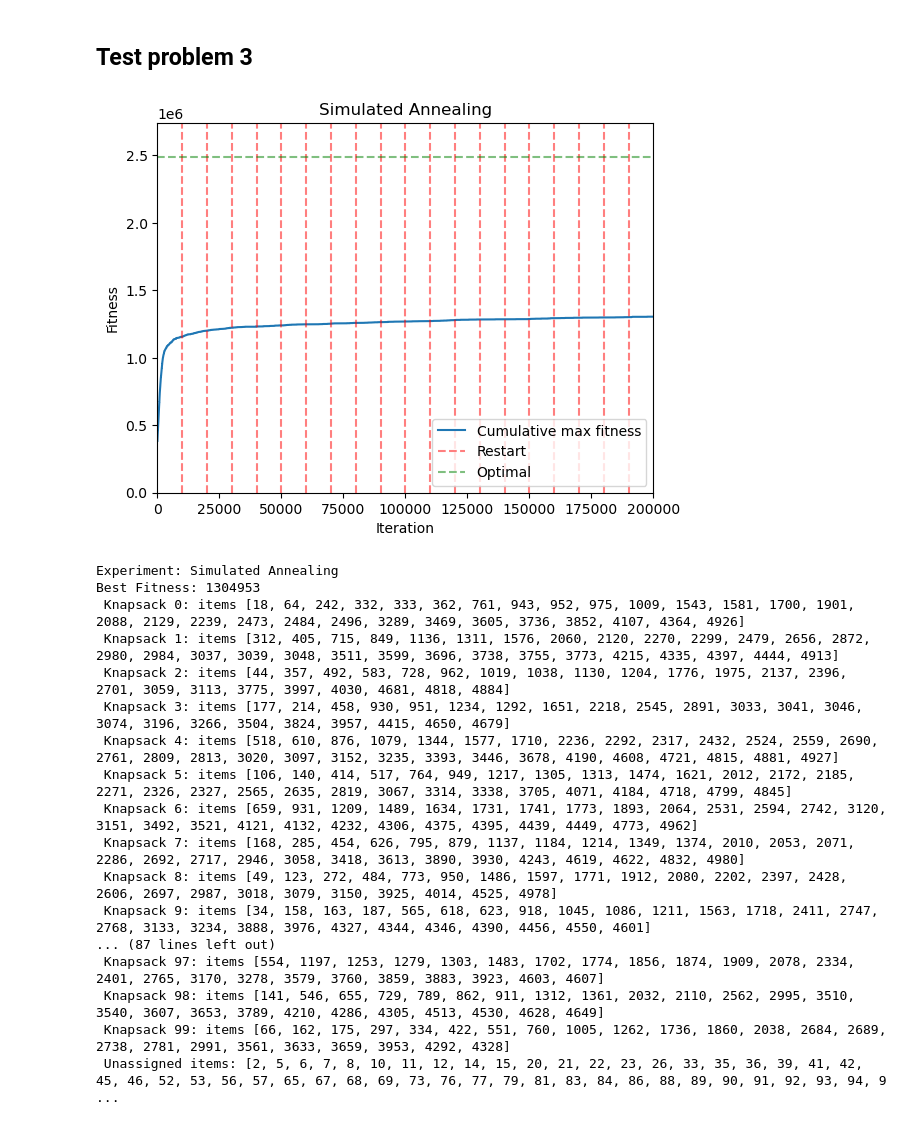
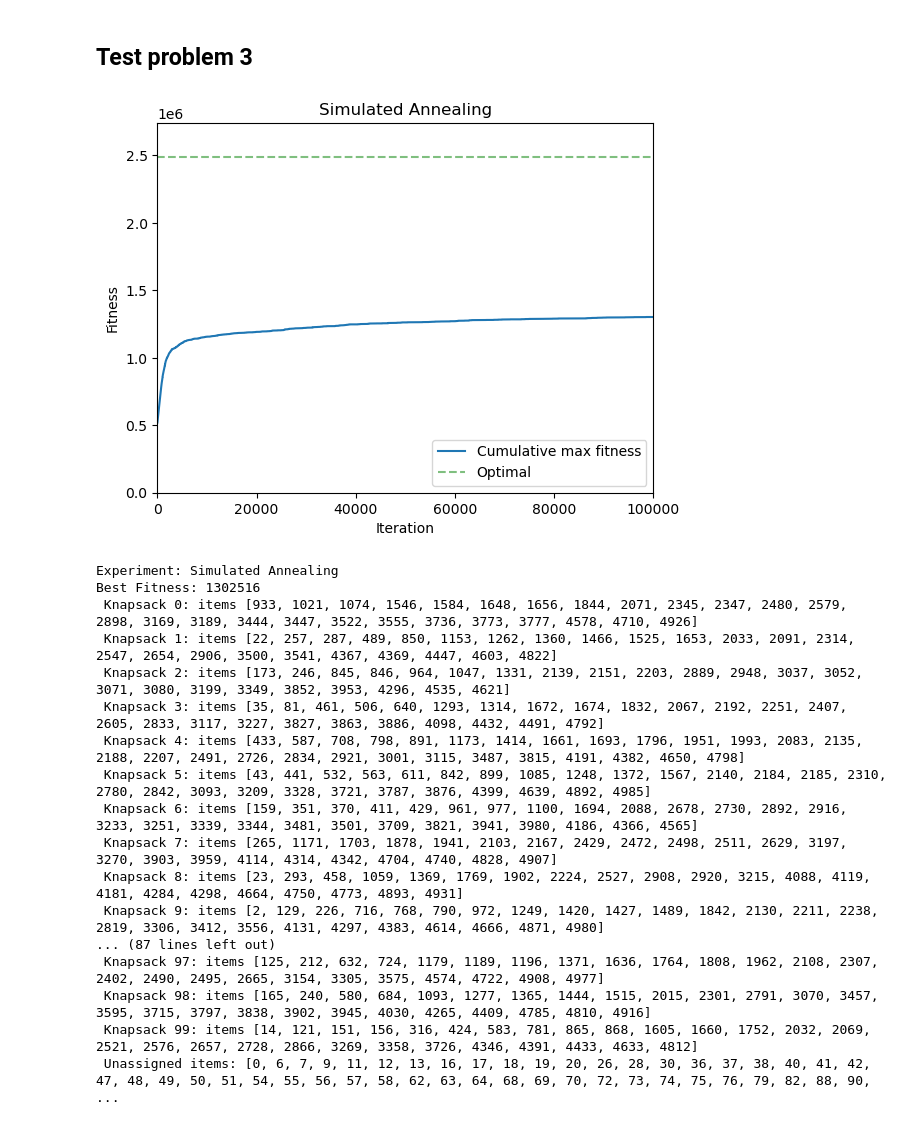
Before and after one commit to aleperlo/CI2025_lab1, a Jupyter notebook: knapsack.ipynb, the cells around one changed output. Drawn from its saved outputs; the diff is of its cells as text; code cells hidden in the pictures.

```diff
--- a/knapsack.ipynb
+++ b/knapsack.ipynb
@@ -344,31 +344,26 @@ CONSTRAINTS = rng.integers(
 )
 # %%
 solution = get_solution()
-# %%
-rounds = 20
-temperature_schedule = np.ones(rounds) * 300
-results = sa_solver(solution, max_iter=10000, initial_temp=temperature_schedule[0], restarted=False)
-for i in tqdm(range(1, rounds)):
-    new_results = sa_solver(results.best_solution, max_iter=10000, initial_temp=temperature_schedule[i], restarted=False)
-    results.join(new_results)
-results.plot_fitness()
-print(results)
-# %% [output]
-[figure, removed]
-Experiment: Simulated Annealing
-Best Fitness: 1304953
- Knapsack 0: items [18, 64, 242, 332, 333, 362, 761, 943, 952, 975, 1009, 1543, 1581, 1700, 1901, 2088, 2129, 2239, 2473, 2484, 2496, 3289, 3469, 3605, 3736, 3852, 4107, 4364, 4926]
- Knapsack 1: items [312, 405, 715, 849, 1136, 1311, 1576, 2060, 2120, 2270, 2299, 2479, 2656, 2872, 2980, 2984, 3037, 3039, 3048, 3511, 3599, 3696, 3738, 3755, 3773, 4215, 4335, 4397, 4444, 4913]
- Knapsack 2: items [44, 357, 492, 583, 728, 962, 1019, 1038, 1130, 1204, 1776, 1975, 2137, 2396, 2701, 3059, 3113, 3775, 3997, 4030, 4681, 4818, 4884]
- Knapsack 3: items [177, 214, 458, 930, 951, 1234, 1292, 1651, 2218, 2545, 2891, 3033, 3041, 3046, 3074, 3196, 3266, 3504, 3824, 3957, 4415, 4650, 4679]
- Knapsack 4: items [518, 610, 876, 1079, 1344, 1577, 1710, 2236, 2292, 2317, 2432, 2524, 2559, 2690, 2761, 2809, 2813, 3020, 3097, 3152, 3235, 3393, 3446, 3678, 4190, 4608, 4721, 4815, 4881, 4927]
- Knapsack 5: items [106, 140, 414, 517, 764, 949, 1217, 1305, 1313, 1474, 1621, 2012, 2172, 2185, 2271, 2326, 2327, 2565, 2635, 2819, 3067, 3314, 3338, 3705, 4071, 4184, 4718, 4799, 4845]
- Knapsack 6: items [659, 931, 1209, 1489, 1634, 1731, 1741, 1773, 1893, 2064, 2531, 2594, 2742, 3120, 3151, 3492, 3521, 4121, 4132, 4232, 4306, 4375, 4395, 4439, 4449, 4773, 4962]
- Knapsack 7: items [168, 285, 454, 626, 795, 879, 1137, 1184, 1214, 1349, 1374, 2010, 2053, 2071, 2286, 2692, 2717, 2946, 3058, 3418, 3613, 3890, 3930, 4243, 4619, 4622, 4832, 4980]
- Knapsack 8: items [49, 123, 272, 484, 773, 950, 1486, 1597, 1771, 1912, 2080, 2202, 2397, 2428, 2606, 2697, 2987, 3018, 3079, 3150, 3925, 4014, 4525, 4978]
- Knapsack 9: items [34, 158, 163, 187, 565, 618, 623, 918, 1045, 1086, 1211, 1563, 1718, 2411, 2747, 2768, 3133, 3234, 3888, 3976, 4327, 4344, 4346, 4390, 4456, 4550, 4601]
-... (87 lines left out)
- Knapsack 97: items [554, 1197, 1253, 1279, 1303, 1483, 1702, 1774, 1856, 1874, 1909, 2078, 2334, 2401, 2765, 3170, 3278, 3579, 3760, 3859, 3883, 3923, 4603, 4607]
- Knapsack 98: items [141, 546, 655, 729, 789, 862, 911, 1312, 1361, 2032, 2110, 2562, 2995, 3510, 3540, 3607, 3653, 3789, 4210, 4286, 4305, 4513, 4530, 4628, 4649]
- Knapsack 99: items [66, 162, 175, 297, 334, 422, 551, 760, 1005, 1262, 1736, 1860, 2038, 2684, 2689, 2738, 2781, 2991, 3561, 3633, 3659, 3953, 4292, 4328]
- Unassigned items: [2, 5, 6, 7, 8, 10, 11, 12, 14, 15, 20, 21, 22, 23, 26, 33, 35, 36, 39, 41, 42, 45, 46, 52, 53, 56, 57, 65, 67, 68, 69, 73, 76, 77, 79, 81, 83, 84, 86, 88, 89, 90, 91, 92, 93, 94, 9 ...
+# %%
+results = sa_solver(solution, max_iter=100000, restarted=True)
+results.plot_fitness()
+print(results)
+# %% [output]
+[figure, added]
+Experiment: Simulated Annealing
+Best Fitness: 1302516
+ Knapsack 0: items [933, 1021, 1074, 1546, 1584, 1648, 1656, 1844, 2071, 2345, 2347, 2480, 2579, 2898, 3169, 3189, 3444, 3447, 3522, 3555, 3736, 3773, 3777, 4578, 4710, 4926]
+ Knapsack 1: items [22, 257, 287, 489, 850, 1153, 1262, 1360, 1466, 1525, 1653, 2033, 2091, 2314, 2547, 2654, 2906, 3500, 3541, 4367, 4369, 4447, 4603, 4822]
+ Knapsack 2: items [173, 246, 845, 846, 964, 1047, 1331, 2139, 2151, 2203, 2889, 2948, 3037, 3052, 3071, 3080, 3199, 3349, 3852, 3953, 4296, 4535, 4621]
+ Knapsack 3: items [35, 81, 461, 506, 640, 1293, 1314, 1672, 1674, 1832, 2067, 2192, 2251, 2407, 2605, 2833, 3117, 3227, 3827, 3863, 3886, 4098, 4432, 4491, 4792]
+ Knapsack 4: items [433, 587, 708, 798, 891, 1173, 1414, 1661, 1693, 1796, 1951, 1993, 2083, 2135, 2188, 2207, 2491, 2726, 2834, 2921, 3001, 3115, 3487, 3815, 4191, 4382, 4650, 4798]
+ Knapsack 5: items [43, 441, 532, 563, 611, 842, 899, 1085, 1248, 1372, 1567, 2140, 2184, 2185, 2310, 2780, 2842, 3093, 3209, 3328, 3721, 3787, 3876, 4399, 4639, 4892, 4985]
+ Knapsack 6: items [159, 351, 370, 411, 429, 961, 977, 1100, 1694, 2088, 2678, 2730, 2892, 2916, 3233, 3251, 3339, 3344, 3481, 3501, 3709, 3821, 3941, 3980, 4186, 4366, 4565]
+ Knapsack 7: items [265, 1171, 1703, 1878, 1941, 2103, 2167, 2429, 2472, 2498, 2511, 2629, 3197, 3270, 3903, 3959, 4114, 4314, 4342, 4704, 4740, 4828, 4907]
+ Knapsack 8: items [23, 293, 458, 1059, 1369, 1769, 1902, 2224, 2527, 2908, 2920, 3215, 4088, 4119, 4181, 4284, 4298, 4664, 4750, 4773, 4893, 4931]
+ Knapsack 9: items [2, 129, 226, 716, 768, 790, 972, 1249, 1420, 1427, 1489, 1842, 2130, 2211, 2238, 2819, 3306, 3412, 3556, 4131, 4297, 4383, 4614, 4666, 4871, 4980]
+... (87 lines left out)
+ Knapsack 97: items [125, 212, 632, 724, 1179, 1189, 1196, 1371, 1636, 1764, 1808, 1962, 2108, 2307, 2402, 2490, 2495, 2665, 3154, 3305, 3575, 4574, 4722, 4908, 4977]
+ Knapsack 98: items [165, 240, 580, 684, 1093, 1277, 1365, 1444, 1515, 2015, 2301, 2791, 3070, 3457, 3595, 3715, 3797, 3838, 3902, 3945, 4030, 4265, 4409, 4785, 4810, 4916]
+ Knapsack 99: items [14, 121, 151, 156, 316, 424, 583, 781, 865, 868, 1605, 1660, 1752, 2032, 2069, 2521, 2576, 2657, 2728, 2866, 3269, 3358, 3726, 4346, 4391, 4433, 4633, 4812]
+ Unassigned items: [0, 6, 7, 9, 11, 12, 13, 16, 17, 18, 19, 20, 26, 28, 30, 36, 37, 38, 40, 41, 42, 47, 48, 49, 50, 51, 54, 55, 56, 57, 58, 62, 63, 64, 68, 69, 70, 72, 73, 74, 75, 76, 79, 82, 88, 90,  ...
```
Also changed, not shown: parts of 9 cells of this notebook.
